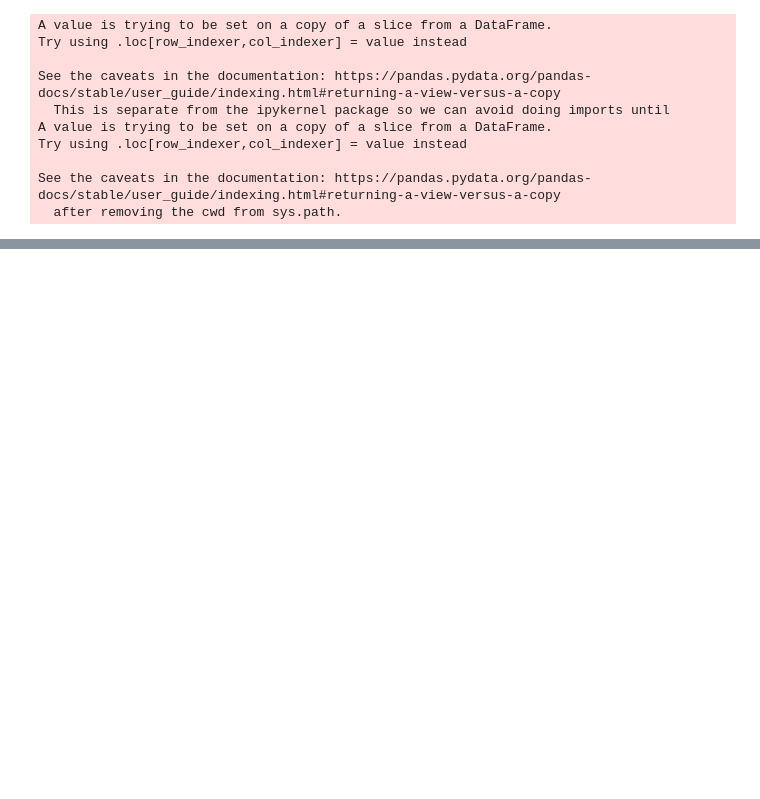
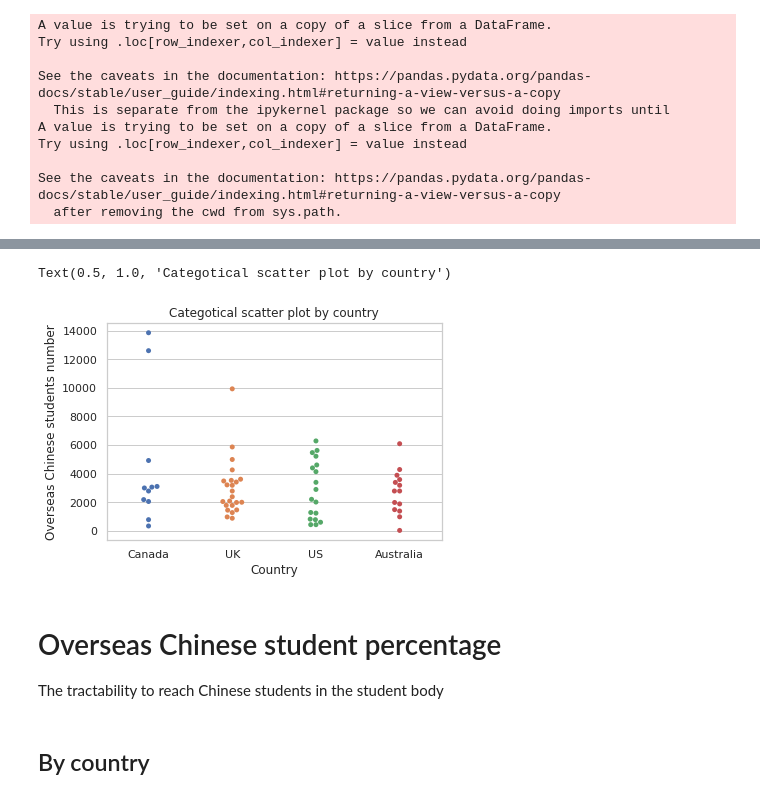
Before and after one commit to AndyYFTao/EA-CLTP-DataAnalysis, a Jupyter notebook: CLTP Guidance Program Data Analysis.ipynb, the cells around one changed output, grey strips where cells are left out. Cells and saved outputs as stored; diff of their text form; code cells hidden in the pictures; blank space fills up the shorter version.

```diff
--- a/CLTP Guidance Program Data Analysis.ipynb
+++ b/CLTP Guidance Program Data Analysis.ipynb
@@ -102,0 +130,18 @@ Text(0, 0.5, 'Overseas Chinese student number')
+# %%
+# Categorical scatter plot
+non_total = chinese_num_s.iloc[num_of_country:].copy()
+
+sns.set(style="whitegrid")
+sns.swarmplot(x=non_total['Country'],
+              y=non_total['Overseas Chinese students number'])
+plt.title('Categotical scatter plot by country')
+# %% [output]
+Text(0.5, 1.0, 'Categotical scatter plot by country')
+[figure, added]
+# %% [markdown]
+# Overseas Chinese student percentage
+
+
+The tractability to reach Chinese students in the student body
+# %% [markdown]
+## By country
```
Also changed, not shown: parts of 16 cells of this notebook.
